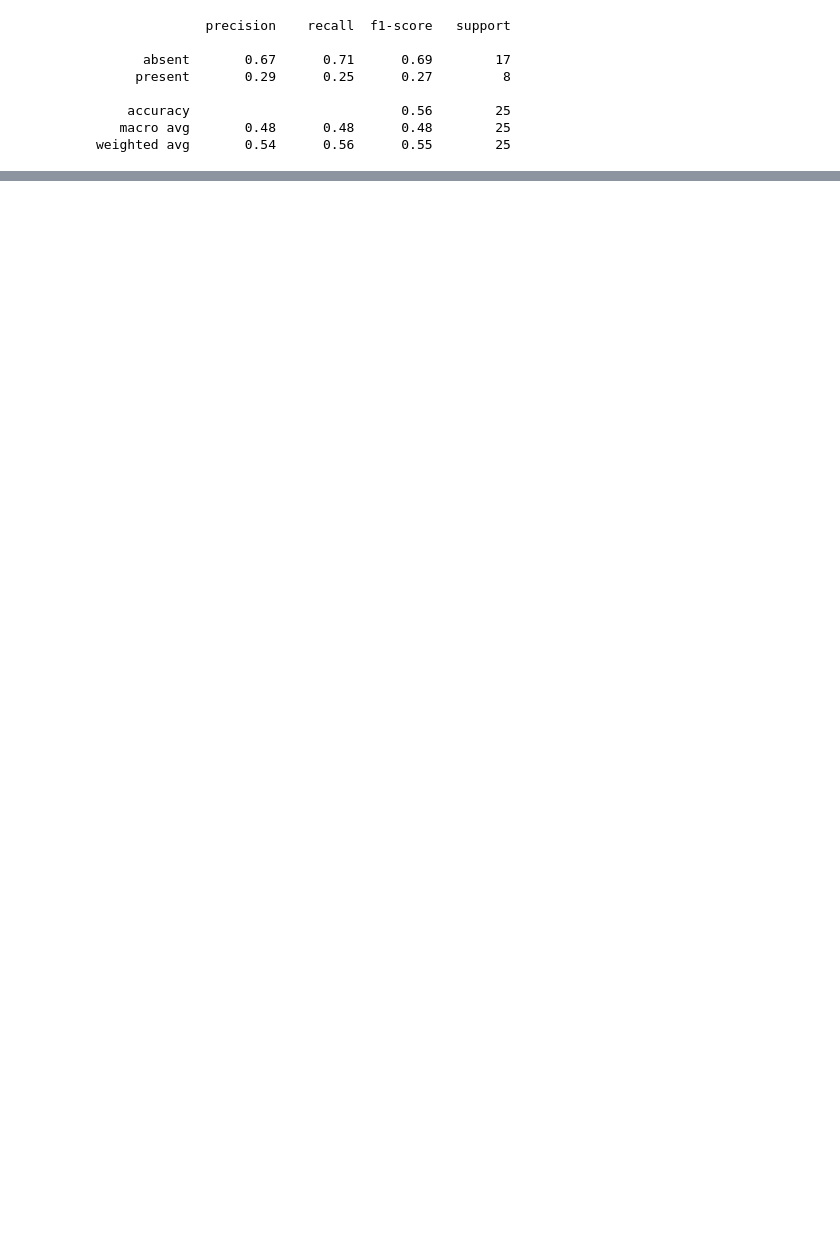
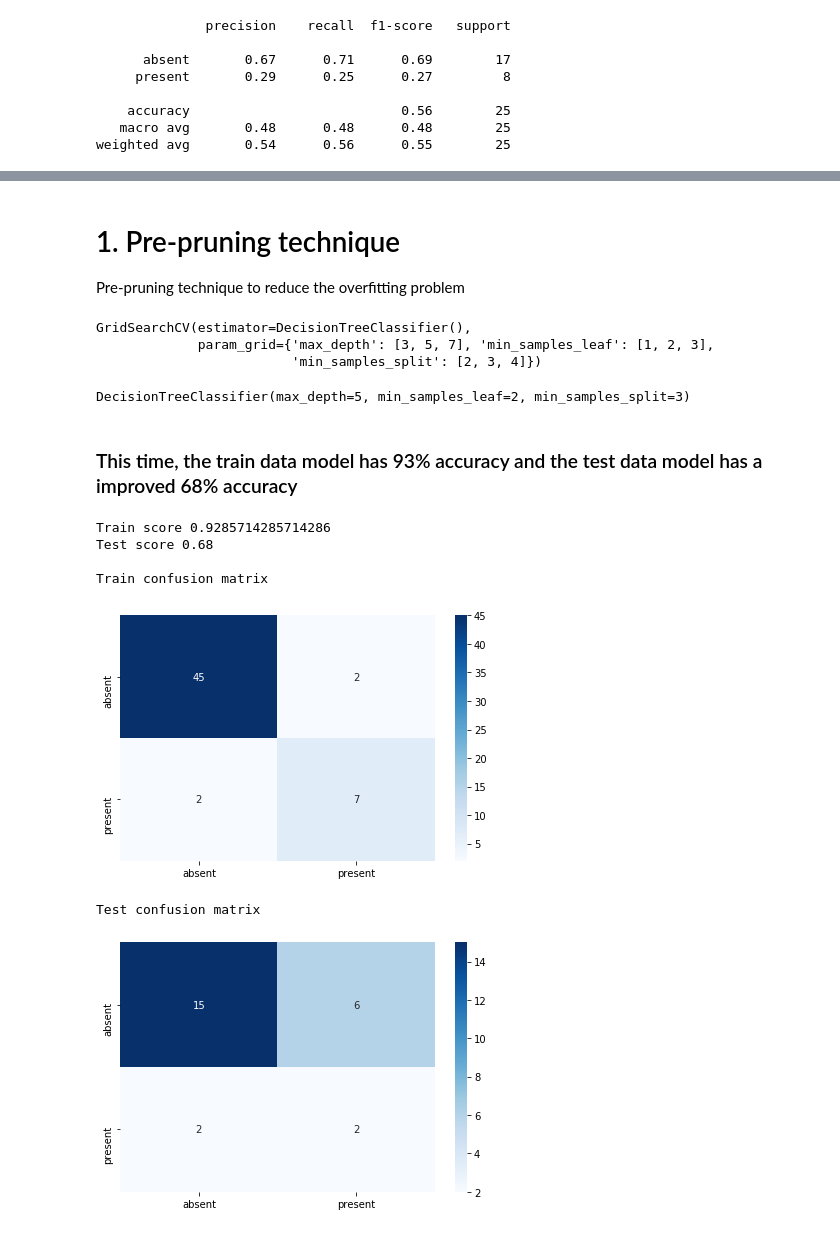
Before and after one commit to ngtinc21/Machine-Learning-Algorithms, a Jupyter notebook: Decision Tree Algorithm - Classification Example.ipynb, the cells around one changed output, grey strips where cells are left out. Saved outputs shown, nothing was run; the diff lists cells and outputs as text; code cells hidden in the pictures; blank space fills up the shorter version.

```diff
--- a/Decision Tree Algorithm - Classification Example.ipynb
+++ b/Decision Tree Algorithm - Classification Example.ipynb
@@ -168,0 +212,46 @@ Image(graph.create_png())
+# %% [markdown]
+# 1. Pre-pruning technique
+Pre-pruning technique to reduce the overfitting problem
+# %%
+# Pre pruning techniques - stop the growth of decision tree on an early stage
+# limit the growth of trees by setting constrains, like max_depth, min_samples, etc
+# Grid search those parameters and choose the optimum values that gives better performace on test data.
+from sklearn.model_selection import RandomizedSearchCV, GridSearchCV
+
+params = {'max_depth': [3,5,7],
+          'min_samples_leaf': [1,2,3],
+         'min_samples_split': [2,3,4]
+         }
+
+dtree_1 = tree.DecisionTreeClassifier()
+gcv = GridSearchCV(estimator=dtree_1,param_grid=params)
+gcv.fit(X_train,y_train)
+# %% [output]
+GridSearchCV(estimator=DecisionTreeClassifier(),
+             param_grid={'max_depth': [3, 5, 7], 'min_samples_leaf': [1, 2, 3],
+                         'min_samples_split': [2, 3, 4]})
+# %%
+# print out the best parameters
+model_1 = gcv.best_estimator_
+model_1
+# %% [output]
+DecisionTreeClassifier(max_depth=5, min_samples_leaf=2, min_samples_split=3)
+# %% [markdown]
+### This time, the train data model has 93% accuracy and the test data model has a improved 68% accuracy
+# %%
+model_1.fit(X_train,y_train)
+y_train_pred = model_1.predict(X_train)
+y_test_pred = model_1.predict(X_test)
+
+print(f'Train score {accuracy_score(y_train_pred,y_train)}')
+print(f'Test score {accuracy_score(y_test_pred,y_test)}')
+plot_confusionmatrix(y_train_pred,y_train,dom='Train')
+plot_confusionmatrix(y_test_pred,y_test,dom='Test')
+# %% [output]
+Train score 0.9285714285714286
+Test score 0.68
+
+Train confusion matrix
+[figure, added]
+Test confusion matrix
+[figure, added]
```
Also changed, not shown: parts of 23 cells of this notebook, 3 other files.
